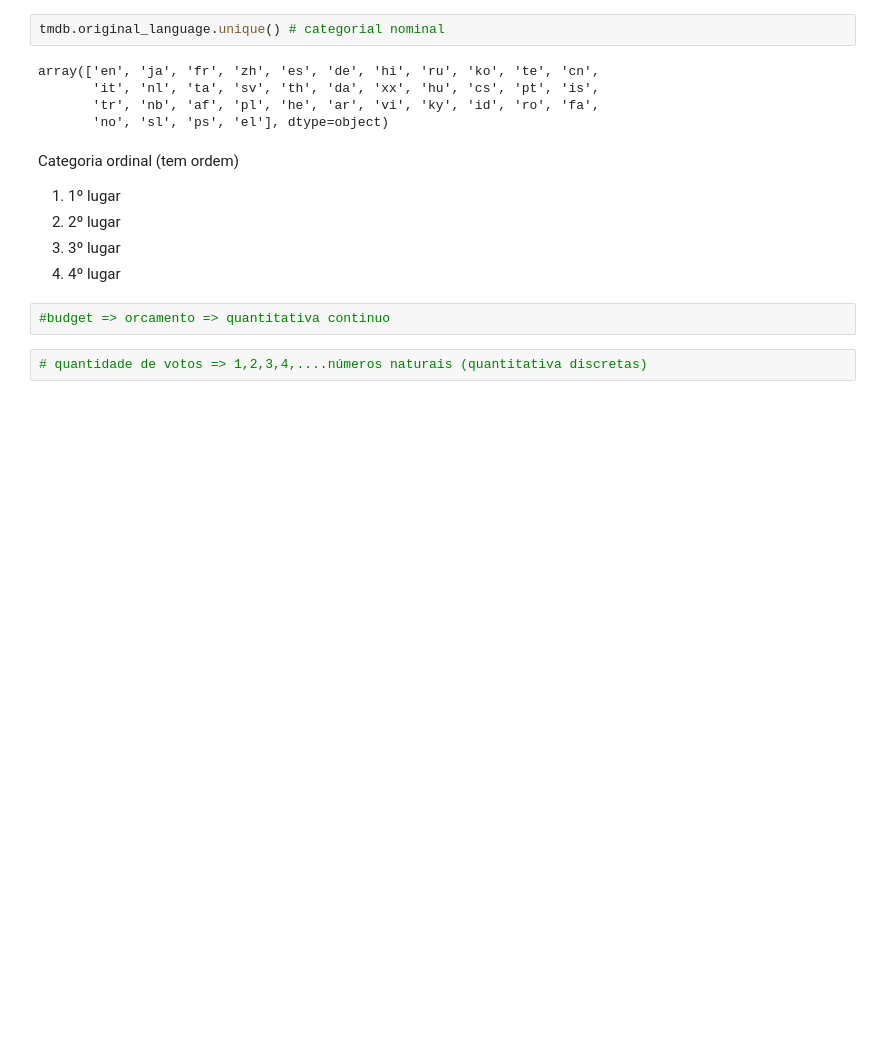
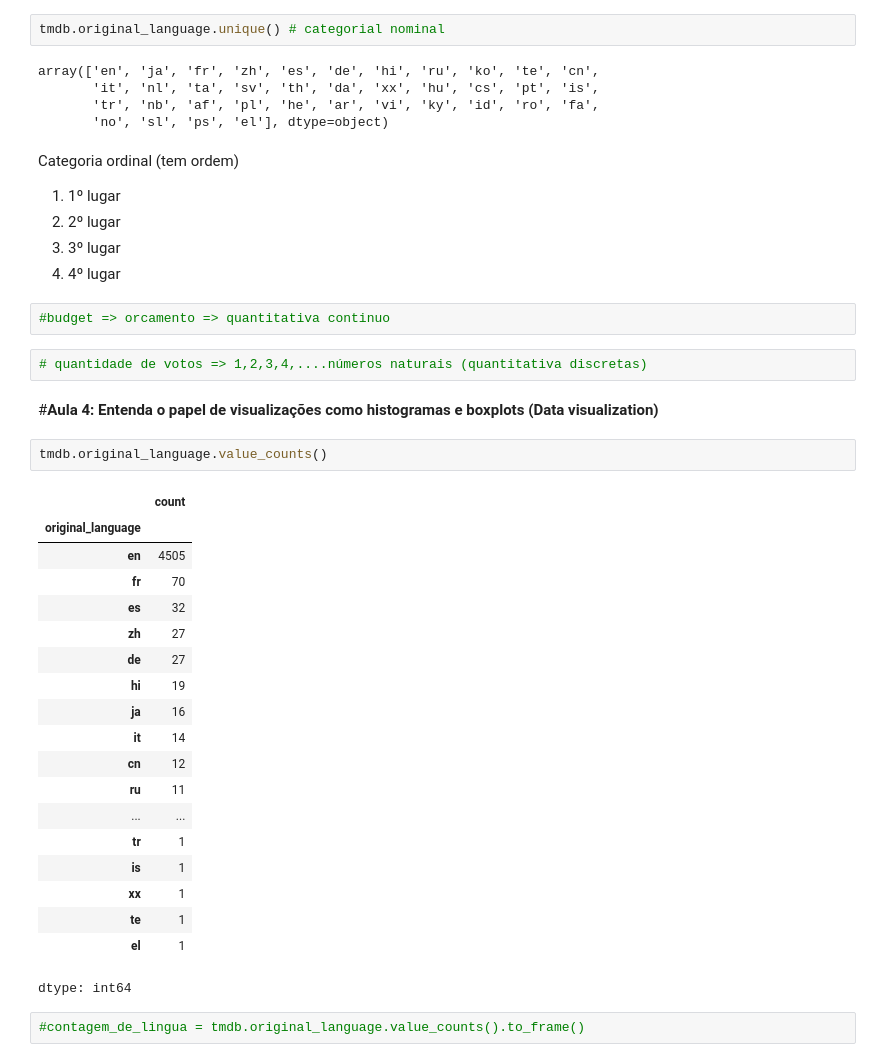
Before and after one commit to DeniseYuki/-Data-Science-analise-e-visualiza-o-de-dado, a Jupyter notebook: Introdução_a_Data_Science.ipynb, the cells around one changed output. Cells and saved outputs as stored; diff of their text form; blank space fills up the shorter version.

```diff
--- a/Introdução_a_Data_Science.ipynb
+++ b/Introdução_a_Data_Science.ipynb
@@ -254,3 +254,29 @@ Categoria ordinal (tem ordem)
 #budget => orcamento => quantitativa continuo
 # %%
 # quantidade de votos => 1,2,3,4,....números naturais (quantitativa discretas)
+# %% [markdown]
+#**Aula 4: Entenda o papel de visualizações como histogramas e boxplots (Data visualization)**
+# %%
+tmdb.original_language.value_counts()
+# %% [output]
+|  | count |
+| original_language |  |
+| en | 4505 |
+| fr | 70 |
+| es | 32 |
+| zh | 27 |
+| de | 27 |
+| hi | 19 |
+| ja | 16 |
+| it | 14 |
+| cn | 12 |
+| ru | 11 |
+| ... | ... |
+| tr | 1 |
+| is | 1 |
+| xx | 1 |
+| te | 1 |
+| el | 1 |
+dtype: int64
+# %%
+#contagem_de_lingua = tmdb.original_language.value_counts().to_frame()
```
Also changed, not shown: parts of 2 cells of this notebook.
